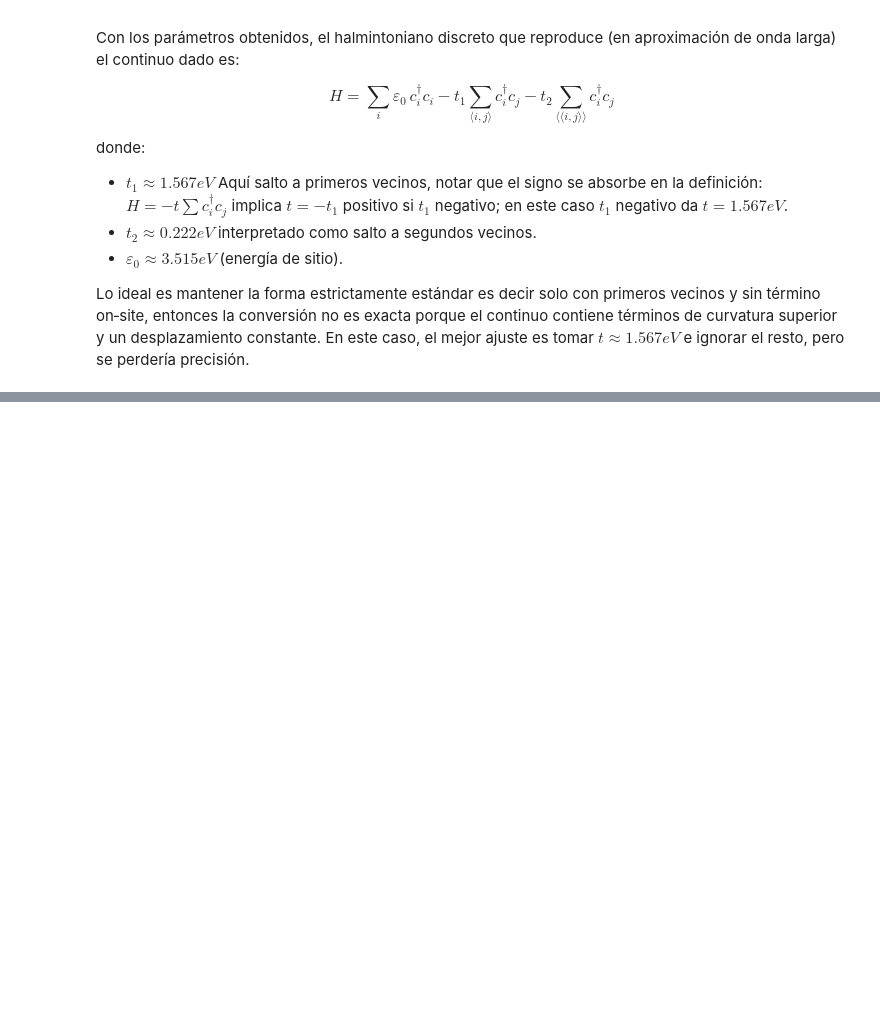
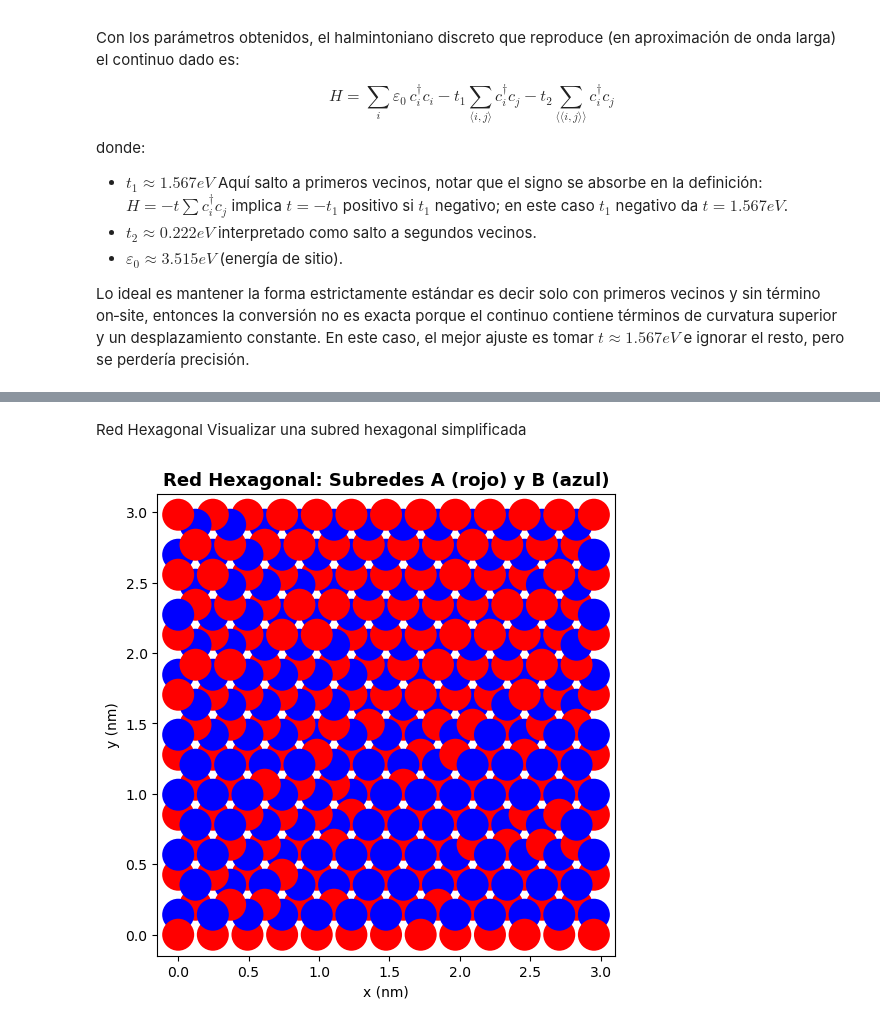
Before and after one commit to cesar97af/Simulacion_rGO_Con, a Jupyter notebook: Presentación de la simulación.ipynb, the cells around one changed output, grey strips where cells are left out. Saved outputs shown, nothing was run; the diff lists cells and outputs as text; code cells hidden in the pictures; blank space fills up the shorter version.

```diff
--- a/Presentación de la simulación.ipynb
+++ b/Presentación de la simulación.ipynb
@@ -587,0 +432,27 @@ Las figuras están listas para visualización.
+# %% [markdown]
+Red Hexagonal
+Visualizar una subred hexagonal simplificada
+# %%
+# Construcción de la red pequeña
+# Construcción de la red pequeña
+syst_small = kwant.Builder()
+
+def shape_small(pos):
+    x, y = pos
+    return 0 <= x <= 3 and 0 <= y <= 3
+
+syst_small[lat.shape(shape_small, (1.5, 1.5))] = epsilon_0
+syst_small[lat.neighbors()] = -t1
+
+# Usar una función para asignar el color en lugar de una lista
+def color_subred(site):
+    return 'r' if site.family == a else 'b'
+
+fig, ax = plt.subplots(figsize=(6,6))
+kwant.plot(syst_small, ax=ax, site_size=0.8, site_color=color_subred, hop_lw=0.5)
+ax.set_title('Red Hexagonal: Subredes A (rojo) y B (azul)', fontsize=13, fontweight='bold')
+ax.set_xlabel('x (nm)'); ax.set_ylabel('y (nm)')
+ax.set_aspect('equal')
+plt.show()
+# %% [output]
+[figure, added]
```
Also changed, not shown: parts of 49 cells of this notebook, 1 other file.
